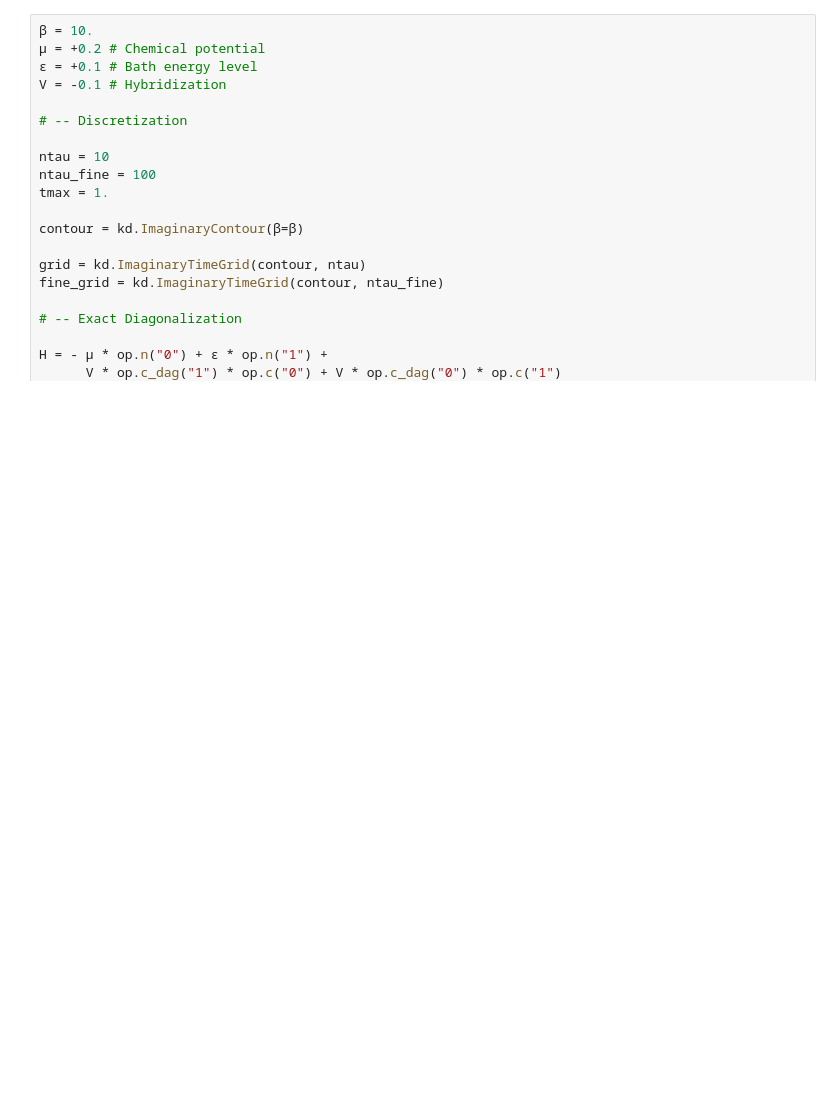
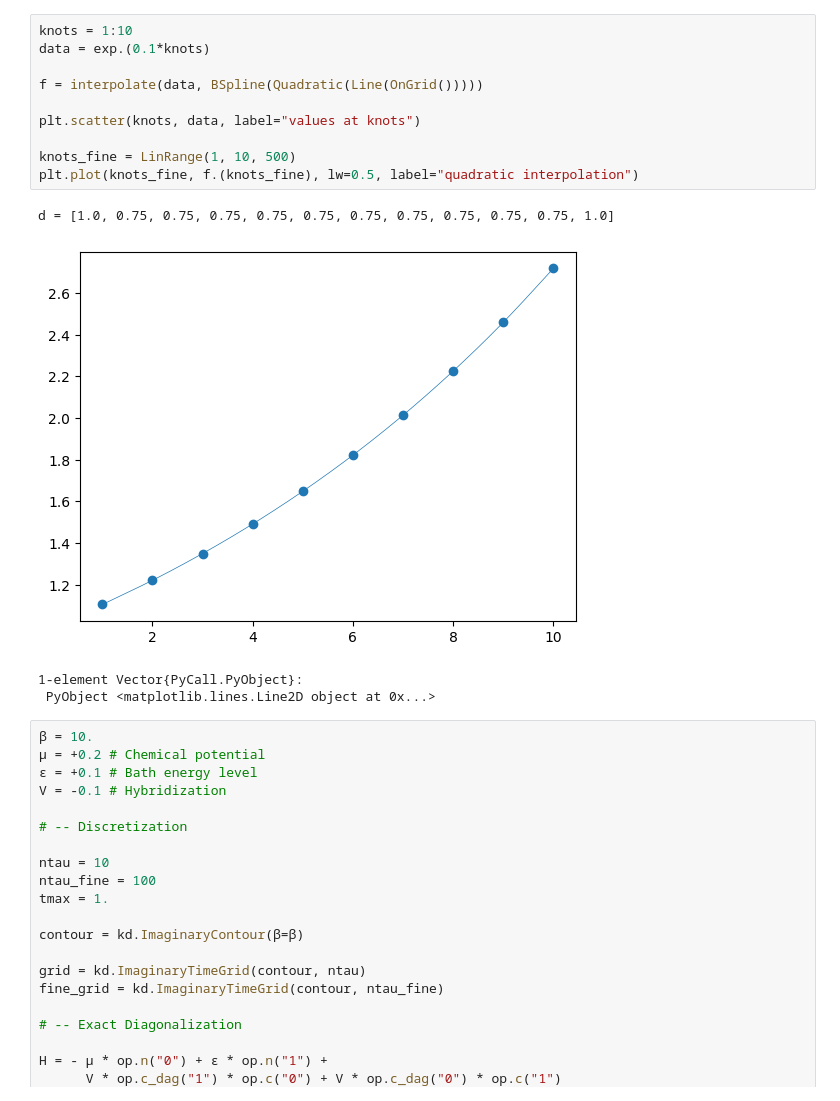
Before and after one commit to krivenko/QInchworm.jl, a Jupyter notebook: experiments/SplineInterpolatedGF.ipynb, the cells around one changed output. Drawn from its saved outputs; the diff is of its cells as text; blank space fills up the shorter version.

```diff
--- a/experiments/SplineInterpolatedGF.ipynb
+++ b/experiments/SplineInterpolatedGF.ipynb
@@ -8,3 +36,18 @@ import PyPlot; const plt = PyPlot; plt.pygui(false); plt.svg(true);
+# %%
+knots = 1:10
+data = exp.(0.1*knots)
+
+f = interpolate(data, BSpline(Quadratic(Line(OnGrid()))))
+
+plt.scatter(knots, data, label="values at knots")
+
+knots_fine = LinRange(1, 10, 500)
+plt.plot(knots_fine, f.(knots_fine), lw=0.5, label="quadratic interpolation")
+# %% [output]
+d = [1.0, 0.75, 0.75, 0.75, 0.75, 0.75, 0.75, 0.75, 0.75, 0.75, 0.75, 1.0]
+[figure, added]
+1-element Vector{PyCall.PyObject}:
+ PyObject <matplotlib.lines.Line2D object at 0x...>
 # %%
 β = 10.
 μ = +0.2 # Chemical potential
```
Also changed, not shown: parts of 2 cells of this notebook, 5 other files.
